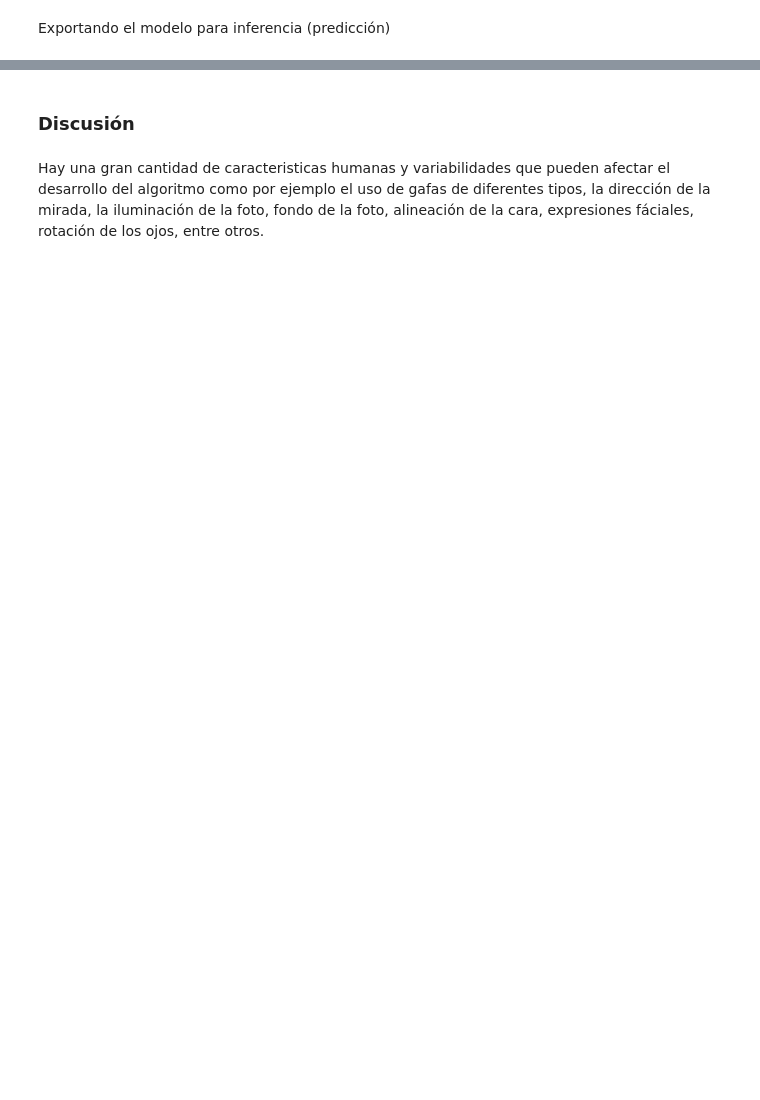
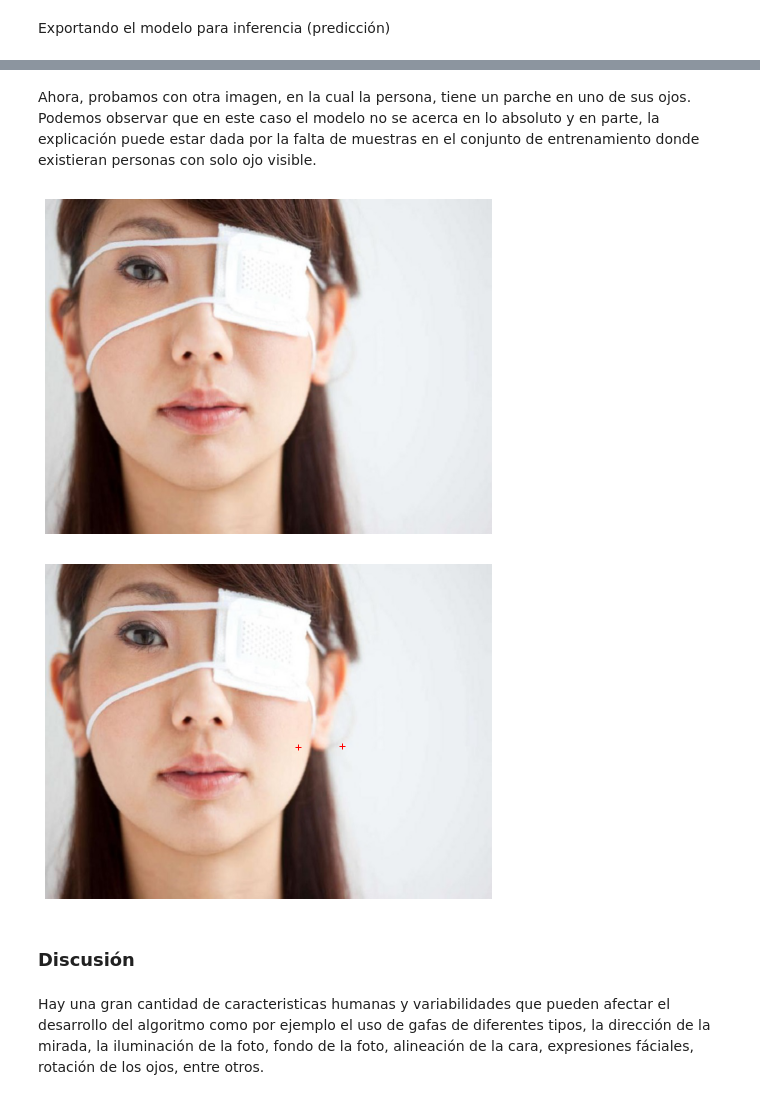
Before and after one commit to gsarmientod/MLP_OJOS, a Jupyter notebook: Donde estan los ojos.ipynb, the cells around one changed output, grey strips where cells are left out. Cells and saved outputs as stored; diff of their text form; code cells hidden in the pictures; blank space fills up the shorter version.

```diff
--- a/Donde estan los ojos.ipynb
+++ b/Donde estan los ojos.ipynb
@@ -432,3 +478,12 @@ plt.imshow(resize(im).permute(1,2,0))
+# %% [markdown]
+
+Ahora, probamos con otra imagen, en la cual la persona, tiene un parche en uno de sus ojos. Podemos observar que en este caso el modelo no se acerca en lo absoluto y en parte, la explicación puede estar dada por la falta de muestras en el conjunto de entrenamiento donde existieran personas con solo ojo visible.
+# %%
+im_path = "img_test2.jpg"
+where_eyes(im_path)
+# %% [output]
+[figure, added]
+[figure, added]
 # %% [markdown]
 ### Discusión
 # %% [markdown]
```
Also changed, not shown: parts of 35 cells of this notebook, 2 other files.
